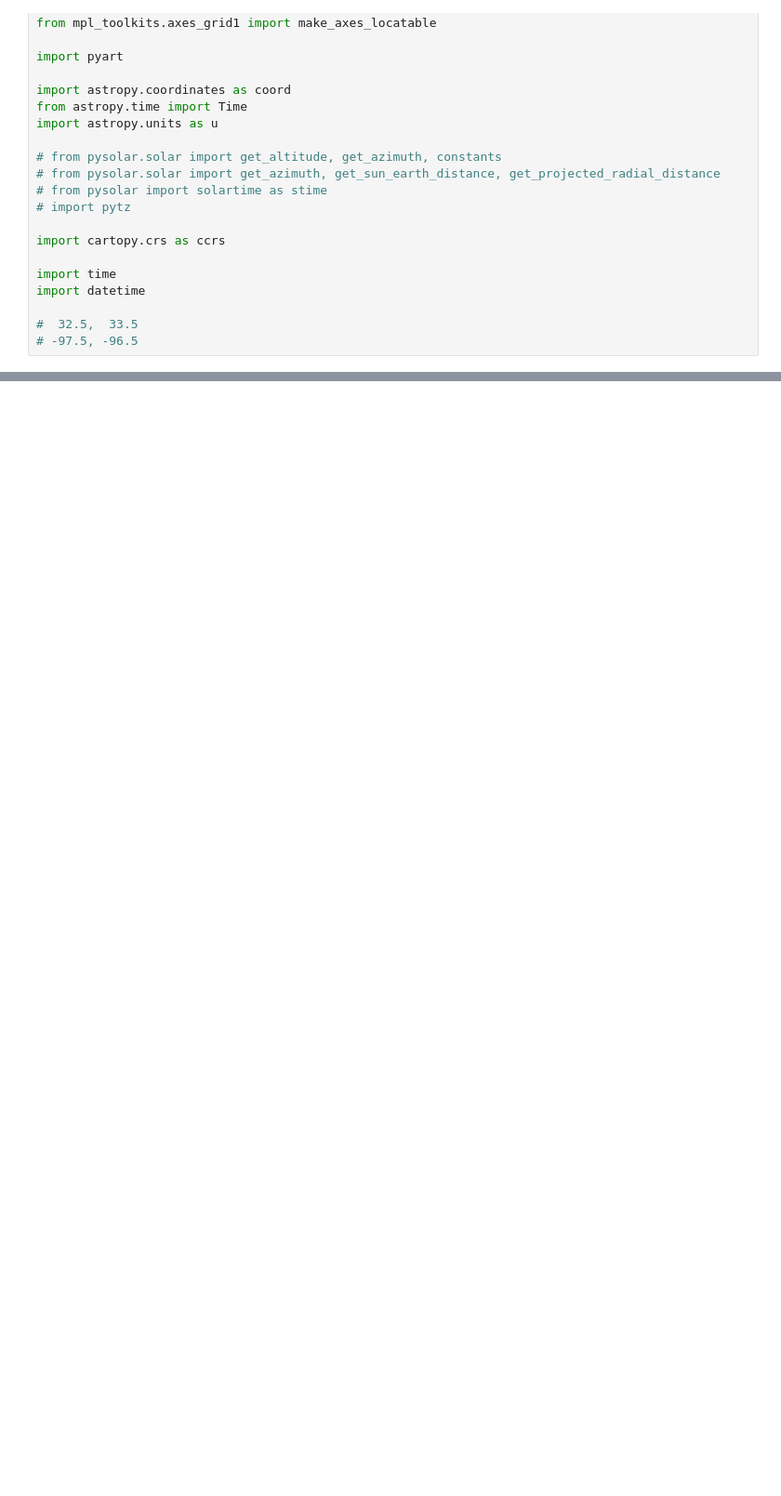
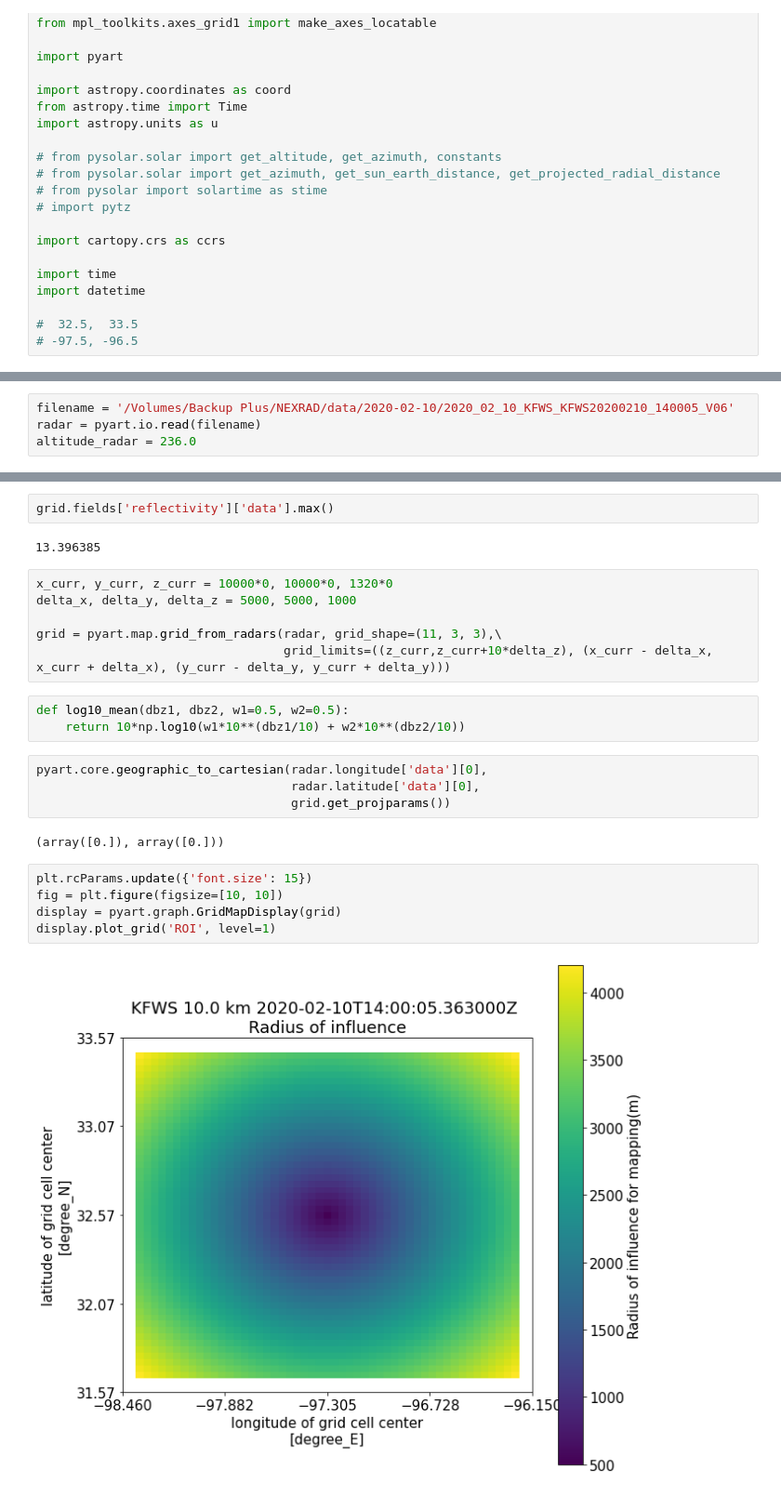
Before and after one commit to yichigo/Light-Sensors-Calibration, a Jupyter notebook: NEXRAD_merge.ipynb, the cells around one changed output, grey strips where cells are left out. Shown at 93% size. Cells and saved outputs as stored; diff of their text form; blank space fills up the shorter version.

Commit message:
radar

```diff
--- a/NEXRAD_merge.ipynb
+++ b/NEXRAD_merge.ipynb
@@ -43,0 +129,4 @@ df['Sun Distance']
+# %%
+filename = '/Volumes/Backup Plus/NEXRAD/data/2020-02-10/2020_02_10_KFWS_KFWS20200210_140005_V06'
+radar = pyart.io.read(filename)
+altitude_radar = 236.0
@@ -43,0 +142,26 @@ df['Sun Distance']
+# %%
+grid.fields['reflectivity']['data'].max()
+# %% [output]
+13.396385
+# %%
+x_curr, y_curr, z_curr = 10000*0, 10000*0, 1320*0
+delta_x, delta_y, delta_z = 5000, 5000, 1000
+
+grid = pyart.map.grid_from_radars(radar, grid_shape=(11, 3, 3),\
+                                  grid_limits=((z_curr,z_curr+10*delta_z), (x_curr - delta_x, x_curr + delta_x), (y_curr - delta_y, y_curr + delta_y)))
+# %%
+def log10_mean(dbz1, dbz2, w1=0.5, w2=0.5):
+    return 10*np.log10(w1*10**(dbz1/10) + w2*10**(dbz2/10))
+# %%
+pyart.core.geographic_to_cartesian(radar.longitude['data'][0],
+                                   radar.latitude['data'][0],
+                                   grid.get_projparams())
+# %% [output]
+(array([0.]), array([0.]))
+# %%
+plt.rcParams.update({'font.size': 15})
+fig = plt.figure(figsize=[10, 10])
+display = pyart.graph.GridMapDisplay(grid)
+display.plot_grid('ROI', level=1)
+# %% [output]
+[figure, added]
```
Also changed, not shown: parts of 11 cells of this notebook, 5 other files.
